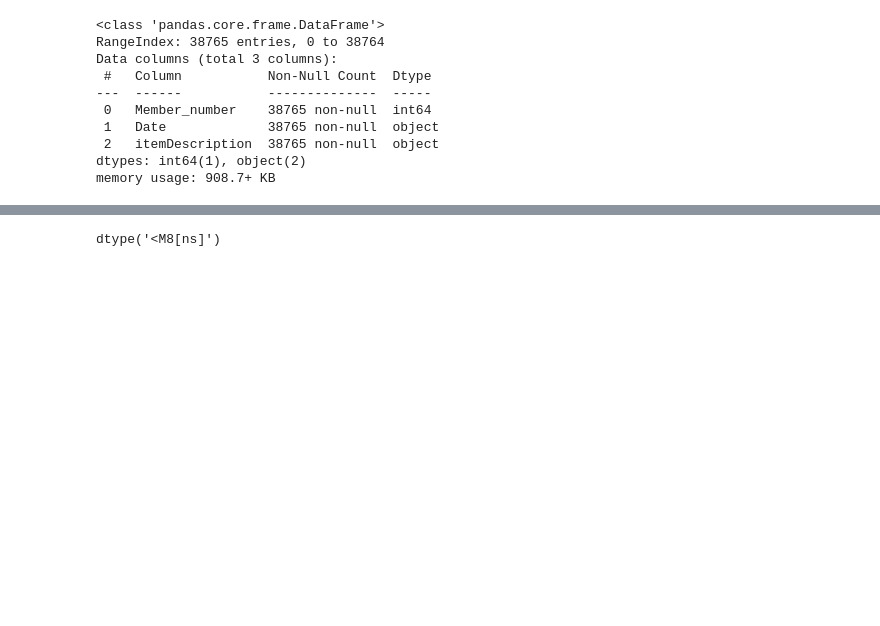
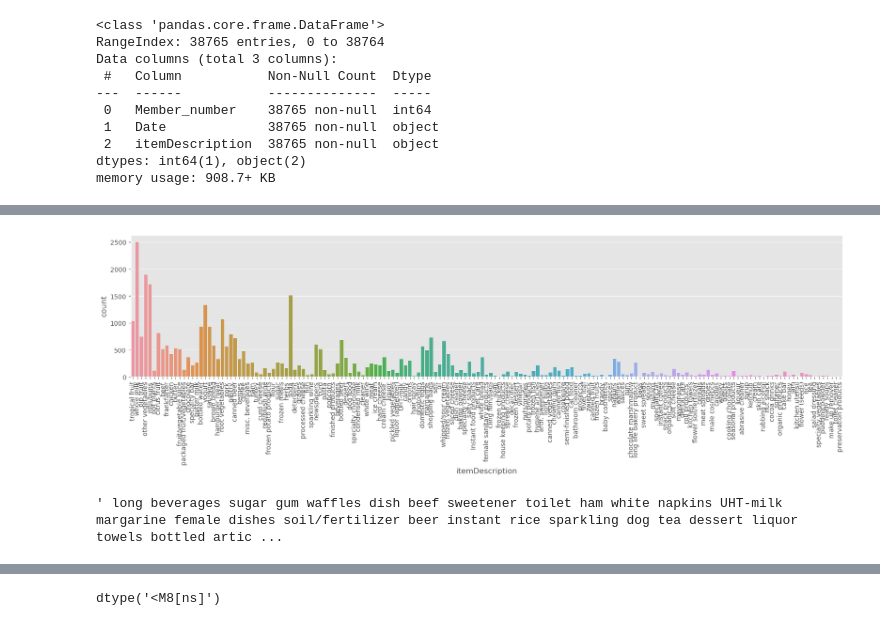
Before and after one commit to nuwbie-11/DataAnalytics101, a Jupyter notebook: groceries-dataset/groceris.ipynb, the cells around one changed output, grey strips where cells are left out. Drawn from its saved outputs; the diff is of its cells as text; code cells hidden in the pictures; blank space fills up the shorter version.

```diff
--- a/groceries-dataset/groceris.ipynb
+++ b/groceries-dataset/groceris.ipynb
@@ -25,0 +46,7 @@ memory usage: 908.7+ KB
+# %%
+plt.figure(figsize =(20,4))
+sns.countplot(data=df,x=df.itemDescription)
+plt.xticks(rotation=90)
+plt.show()
+# %% [output]
+[figure, added]
@@ -25,0 +55,9 @@ memory usage: 908.7+ KB
+# %%
+all_descriptions =' '.join(df['itemDescription'])
+new_str =''
+for item in list(set((all_descriptions).split(' '))):
+    new_str += f'{item} '
+
+new_str
+# %% [output]
+' long beverages sugar gum waffles dish beef sweetener toilet ham white napkins UHT-milk margarine female dishes soil/fertilizer beer instant rice sparkling dog tea dessert liquor towels bottled artic ...
```
Also changed, not shown: parts of 17 cells of this notebook, 4 other files.
